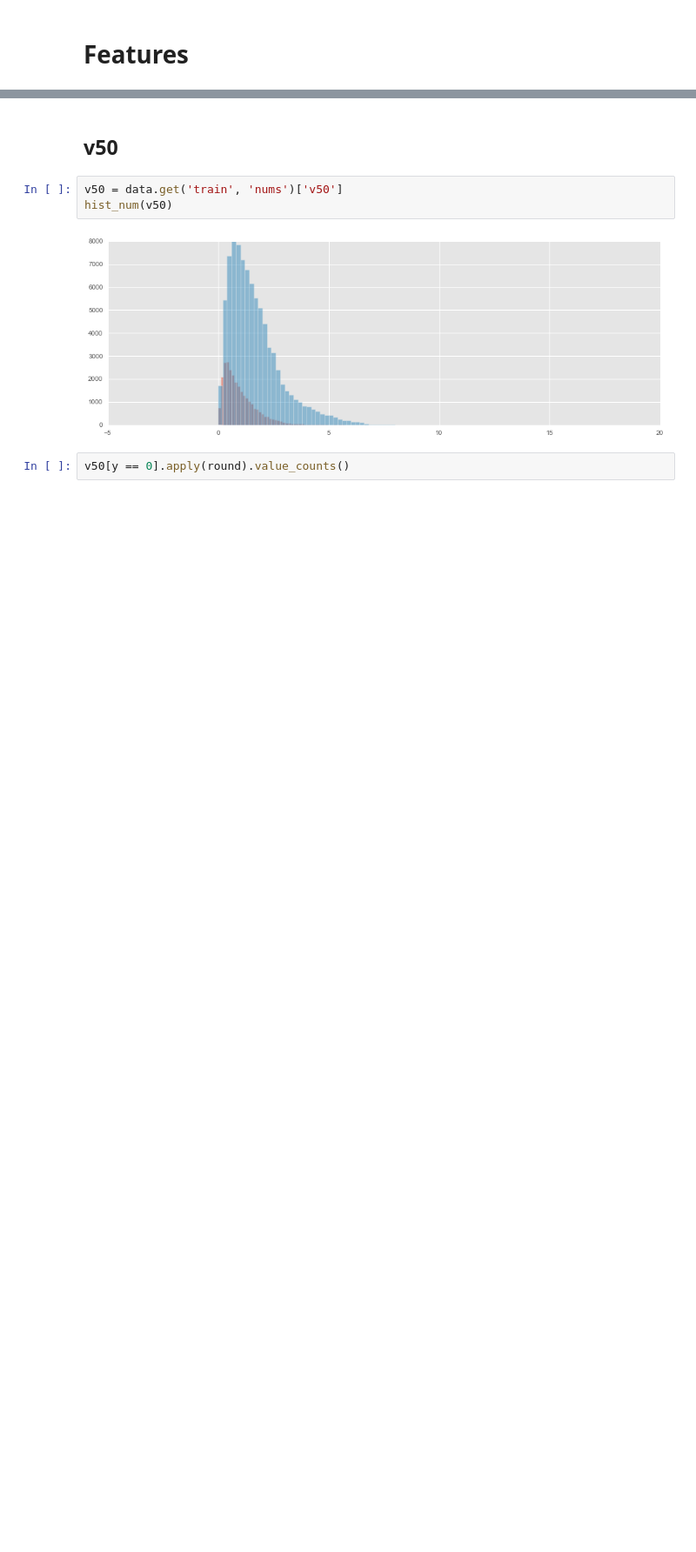
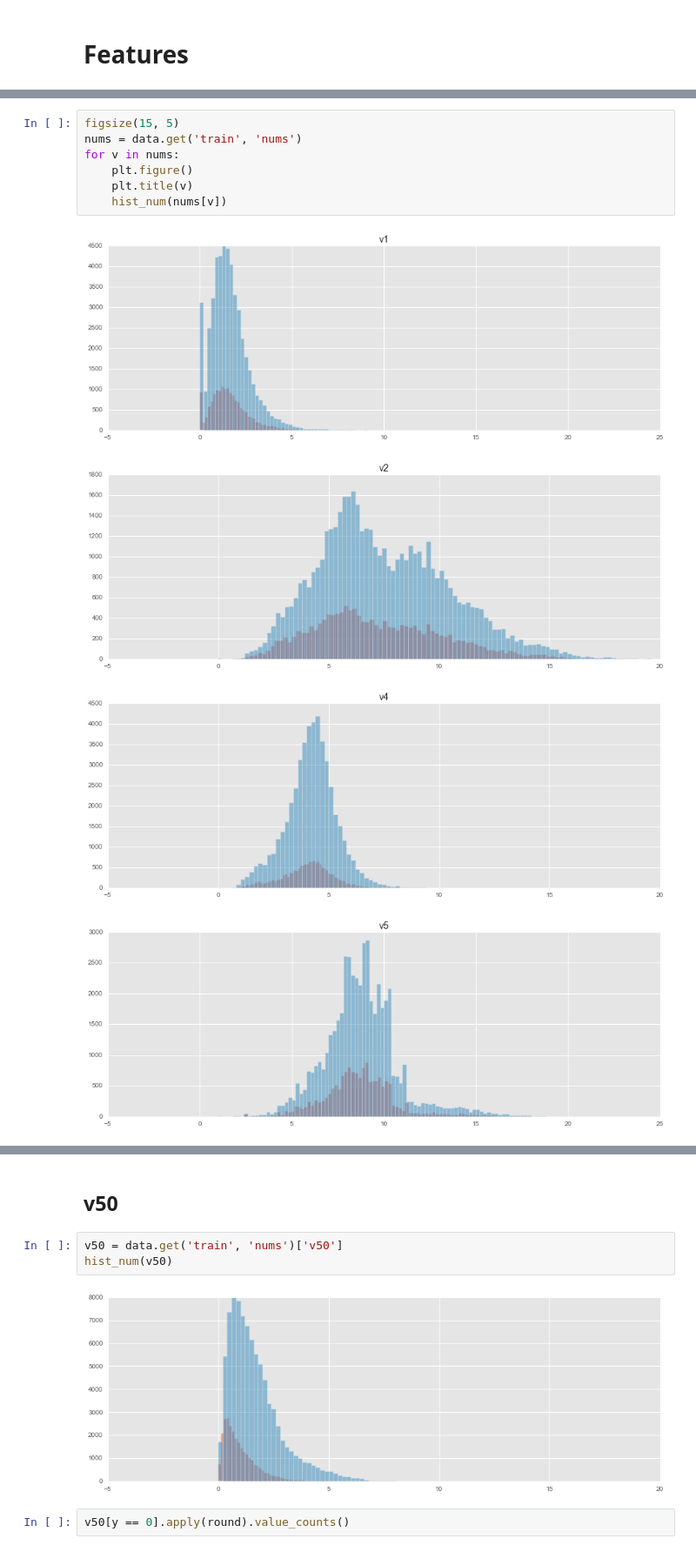
Before and after one commit to blagoffvyacheslav/kaggle, a Jupyter notebook: 2016-02-bnp-paribas-cardif-claims-management/draft.ipynb, the cells around one changed output, grey strips where cells are left out. Shown at 87% size. Drawn from its saved outputs; the diff is of its cells as text; blank space fills up the shorter version.

```diff
--- a/2016-02-bnp-paribas-cardif-claims-management/draft.ipynb
+++ b/2016-02-bnp-paribas-cardif-claims-management/draft.ipynb
@@ -74,0 +102,12 @@ def bar_cat(v):
+# %%
+figsize(15, 5)
+nums = data.get('train', 'nums')
+for v in nums:
+    plt.figure()
+    plt.title(v)
+    hist_num(nums[v])
+# %% [output]
+[figure, added]
+[figure, added]
+[figure, added]
+[figure, added]
```
Also changed, not shown: parts of 29 cells of this notebook, 1 other file.
